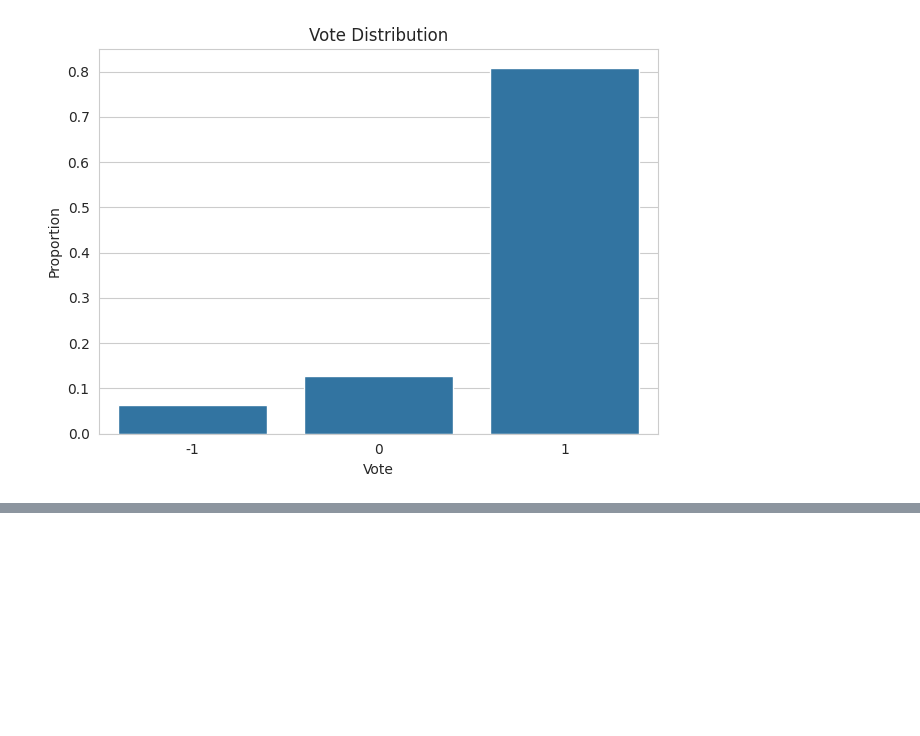
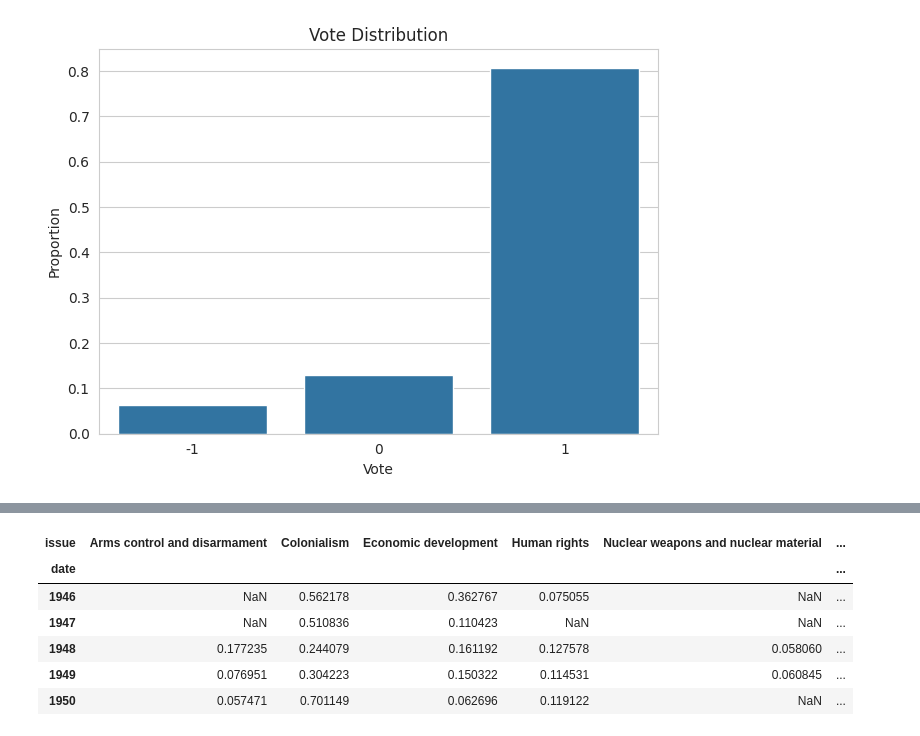
Before and after one commit to yijiesoo/leigaga, a Jupyter notebook: src/project.ipynb, the cells around one changed output, grey strips where cells are left out. Cells and saved outputs as stored; diff of their text form; code cells hidden in the pictures; blank space fills up the shorter version.

```diff
--- a/src/project.ipynb
+++ b/src/project.ipynb
@@ -146,0 +190,11 @@ plt.tight_layout()
+# %%
+p = df2.pivot(index='date', columns='issue', values='pct')
+p.head()
+# %% [output]
+| issue | Arms control and disarmament | Colonialism | Economic development | Human rights | Nuclear weapons and nuclear material | ... |
+| date |  |  |  |  |  | ... |
+| 1946 | NaN | 0.562178 | 0.362767 | 0.075055 | NaN | ... |
+| 1947 | NaN | 0.510836 | 0.110423 | NaN | NaN | ... |
+| 1948 | 0.177235 | 0.244079 | 0.161192 | 0.127578 | 0.058060 | ... |
+| 1949 | 0.076951 | 0.304223 | 0.150322 | 0.114531 | 0.060845 | ... |
+| 1950 | 0.057471 | 0.701149 | 0.062696 | 0.119122 | NaN | ... |
```
Also changed, not shown: parts of 13 cells of this notebook.
